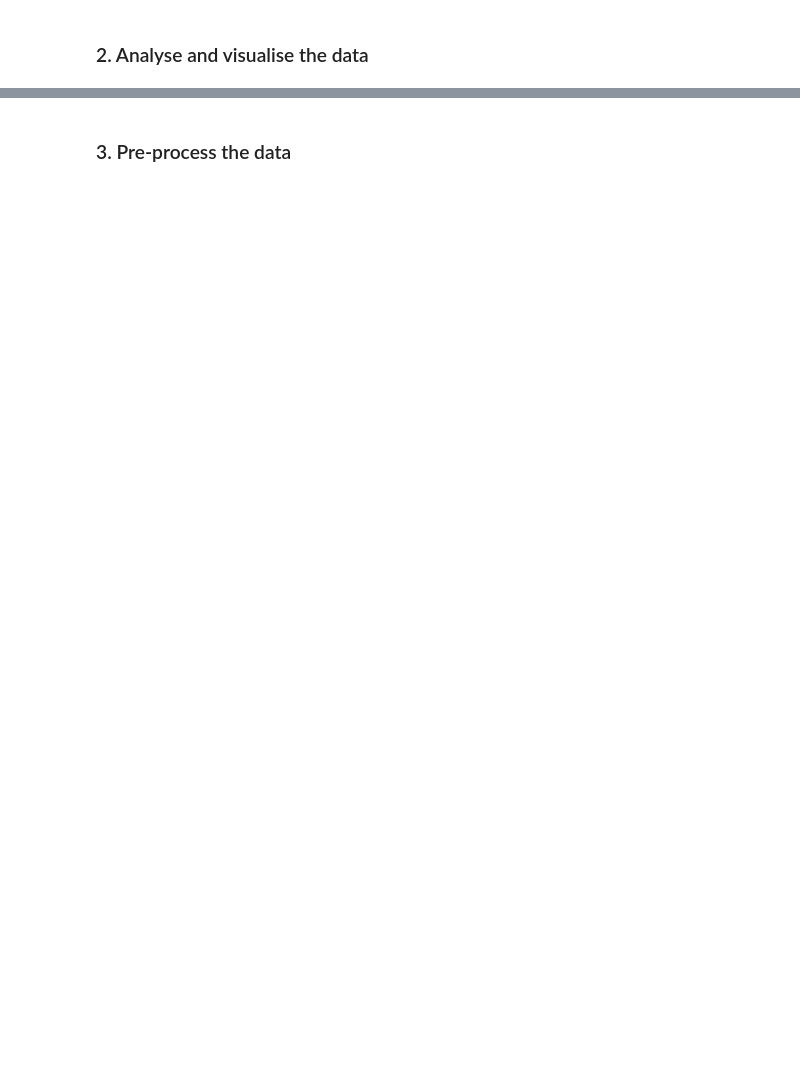
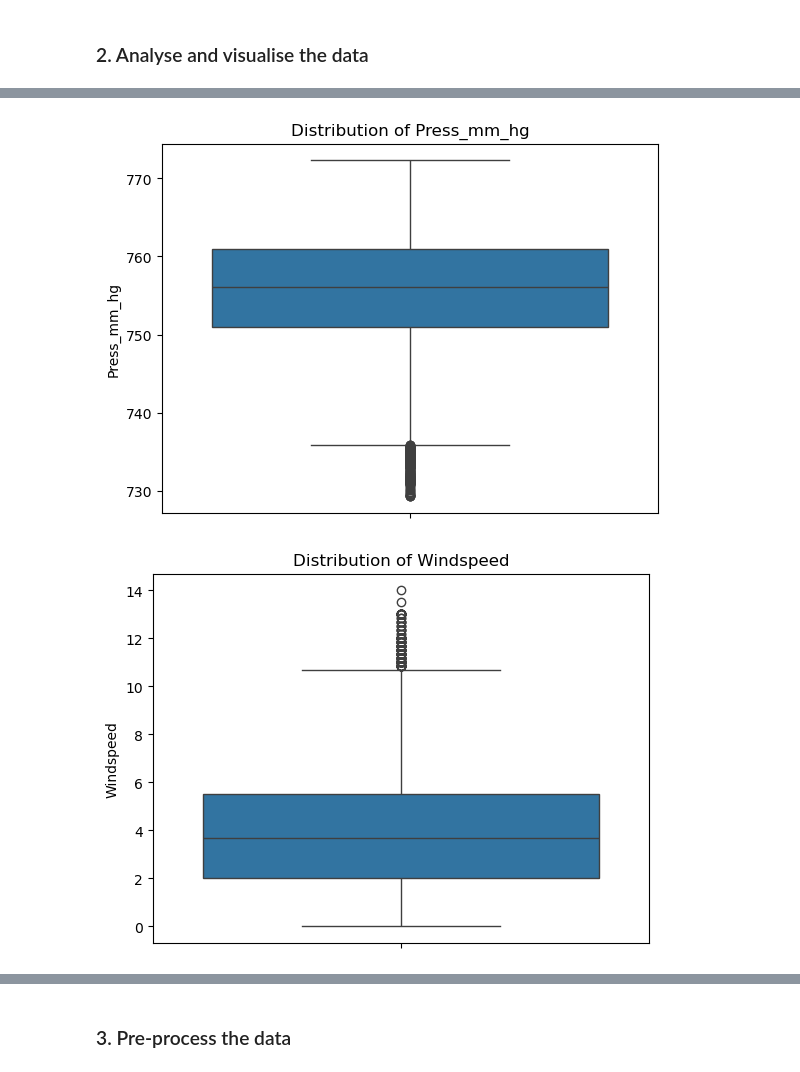
Before and after one commit to nicoataiza/CS7306-2024, a Jupyter notebook: Assignment 2/a1882443_Ataiza_assign1b.ipynb, the cells around one changed output, grey strips where cells are left out. Drawn from its saved outputs; the diff is of its cells as text; code cells hidden in the pictures; blank space fills up the shorter version.

```diff
--- a/Assignment 2/a1882443_Ataiza_assign1b.ipynb
+++ b/Assignment 2/a1882443_Ataiza_assign1b.ipynb
@@ -10,0 +243,9 @@
+# %%
+# Visualizing the rest of the numerical features
+for feat in [feat for feat in num_feat if not(feat[:2] == 'RH' or feat[:1] == 'T')][2:]:
+    sns.boxplot(data = df[feat])
+    plt.title(f"Distribution of {feat}")
+    plt.show()
+# %% [output]
+[figure, added]
+[figure, added]
```
Also changed, not shown: parts of 57 cells of this notebook, 1 other file.
